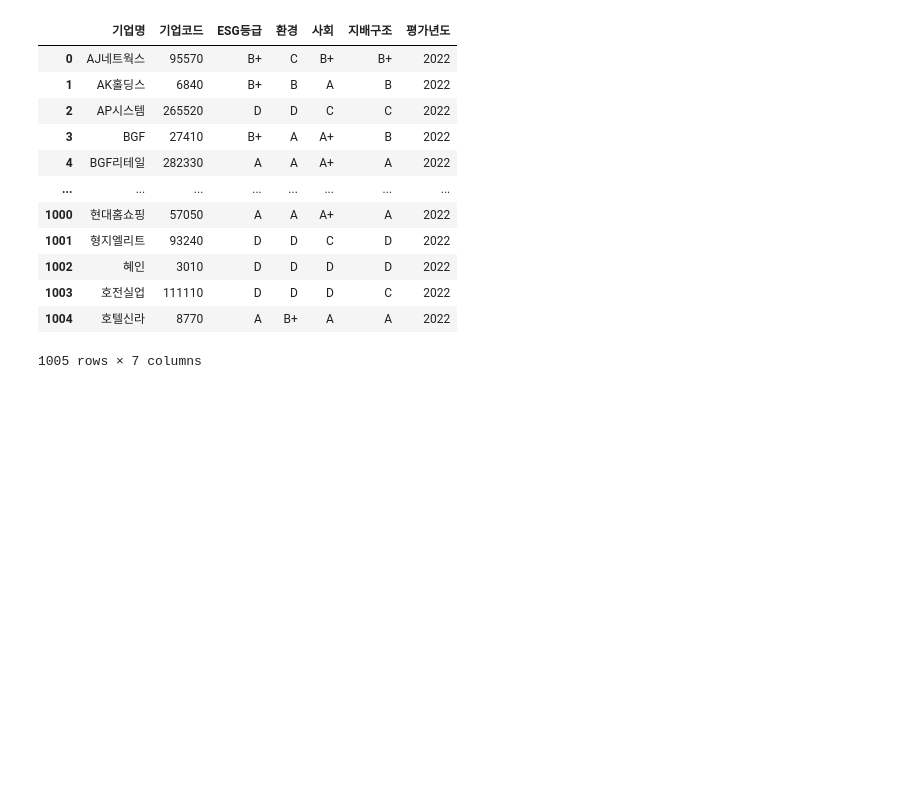
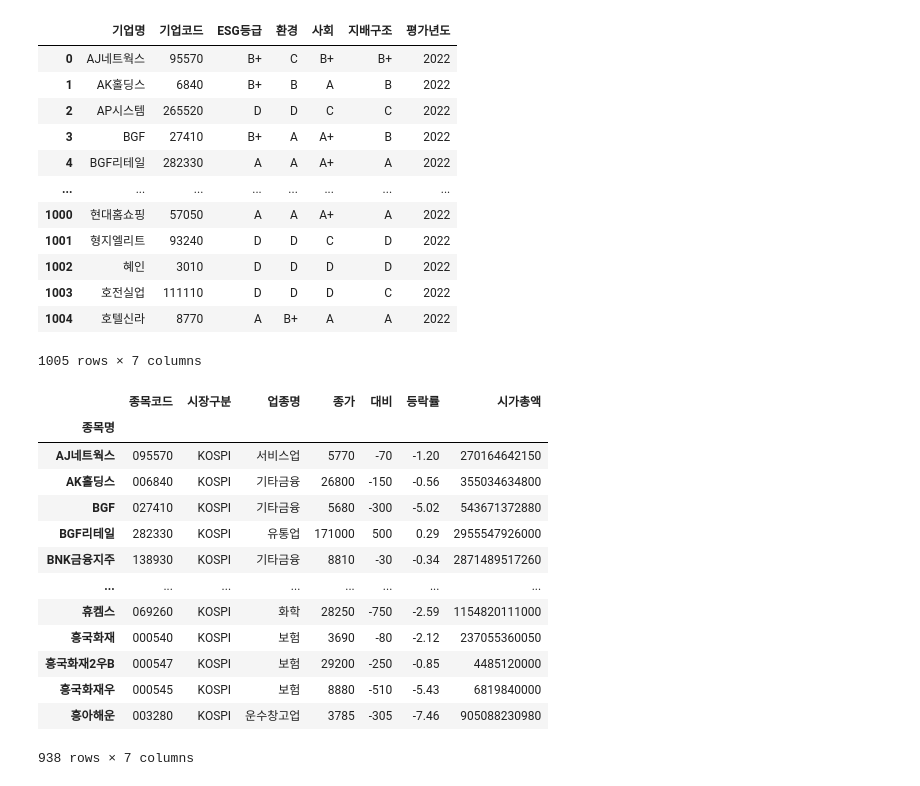
Before and after one commit to shoni0325/Hackathon_ESG, a Jupyter notebook: code/test.ipynb, the cells around one changed output. Saved outputs shown, nothing was run; the diff lists cells and outputs as text; code cells hidden in the pictures; blank space fills up the shorter version.

```diff
--- a/code/test.ipynb
+++ b/code/test.ipynb
@@ -92,3 +92,20 @@ pd.read_csv('../data/ESGdata/개별 ESG 데이터/2022.csv')
 | 1003 | 호전실업 | 111110 | D | D | D | C | 2022 |
 | 1004 | 호텔신라 | 8770 | A | B+ | A | A | 2022 |
 1005 rows × 7 columns
+# %%
+pd.read_csv('../data/ESGdata/업종분류데이터/2021코스피업종분류.csv', encoding='euc-kr', index_col='종목명')
+# %% [output]
+|  | 종목코드 | 시장구분 | 업종명 | 종가 | 대비 | 등락률 | 시가총액 |
+| 종목명 |  |  |  |  |  |  |  |
+| AJ네트웍스 | 095570 | KOSPI | 서비스업 | 5770 | -70 | -1.20 | 270164642150 |
+| AK홀딩스 | 006840 | KOSPI | 기타금융 | 26800 | -150 | -0.56 | 355034634800 |
+| BGF | 027410 | KOSPI | 기타금융 | 5680 | -300 | -5.02 | 543671372880 |
+| BGF리테일 | 282330 | KOSPI | 유통업 | 171000 | 500 | 0.29 | 2955547926000 |
+| BNK금융지주 | 138930 | KOSPI | 기타금융 | 8810 | -30 | -0.34 | 2871489517260 |
+| ... | ... | ... | ... | ... | ... | ... | ... |
+| 휴켐스 | 069260 | KOSPI | 화학 | 28250 | -750 | -2.59 | 1154820111000 |
+| 흥국화재 | 000540 | KOSPI | 보험 | 3690 | -80 | -2.12 | 237055360050 |
+| 흥국화재2우B | 000547 | KOSPI | 보험 | 29200 | -250 | -0.85 | 4485120000 |
+| 흥국화재우 | 000545 | KOSPI | 보험 | 8880 | -510 | -5.43 | 6819840000 |
+| 흥아해운 | 003280 | KOSPI | 운수창고업 | 3785 | -305 | -7.46 | 905088230980 |
+938 rows × 7 columns
```
Also changed, not shown: parts of 5 cells of this notebook, 23 other files.
